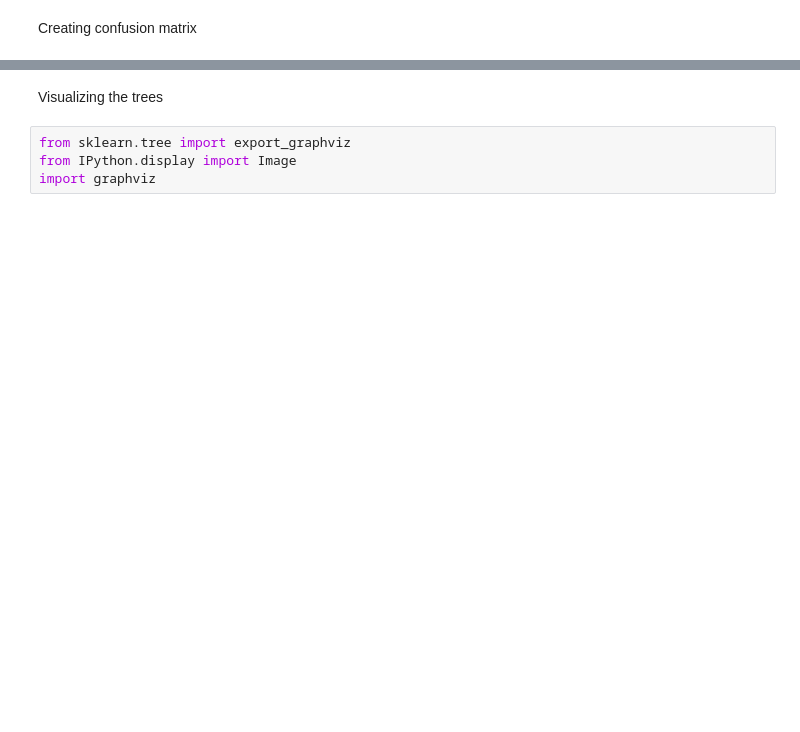
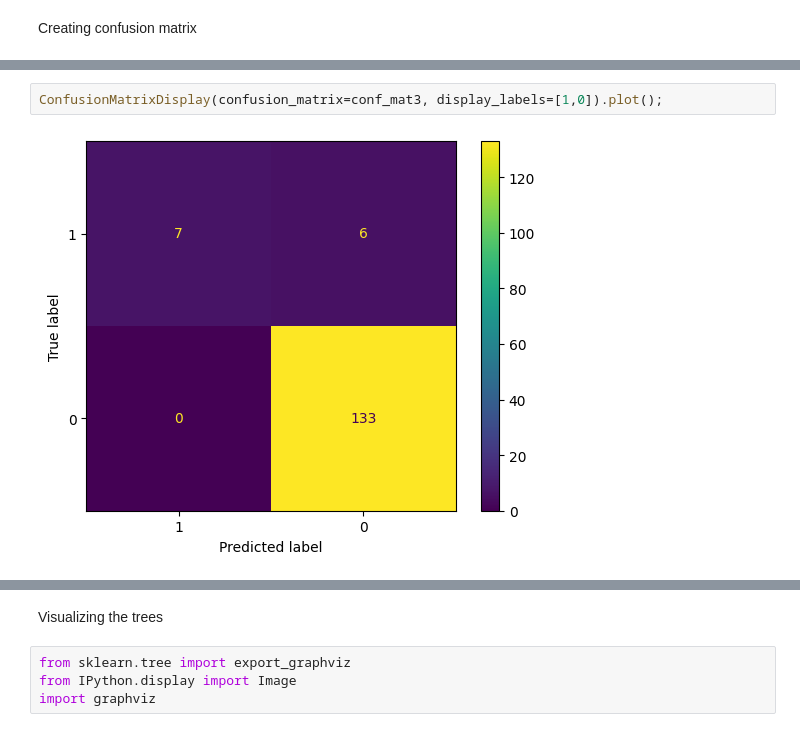
Before and after one commit to DavidCheung96/ForestFiresPrediction, a Jupyter notebook: ForestFiresprediction.ipynb, the cells around one changed output, grey strips where cells are left out. Drawn from its saved outputs; the diff is of its cells as text; blank space fills up the shorter version.

```diff
--- a/ForestFiresprediction.ipynb
+++ b/ForestFiresprediction.ipynb
@@ -700,0 +787,4 @@ ConfusionMatrixDisplay(confusion_matrix=conf_mat, display_labels=[1,0]).plot();
+# %%
+ConfusionMatrixDisplay(confusion_matrix=conf_mat3, display_labels=[1,0]).plot();
+# %% [output]
+[figure, added]
```
Also changed, not shown: parts of 38 cells of this notebook, 2 other files.
